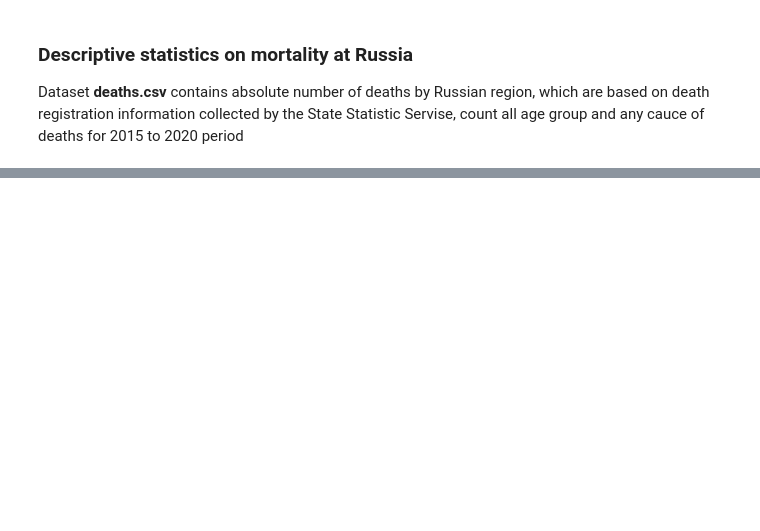
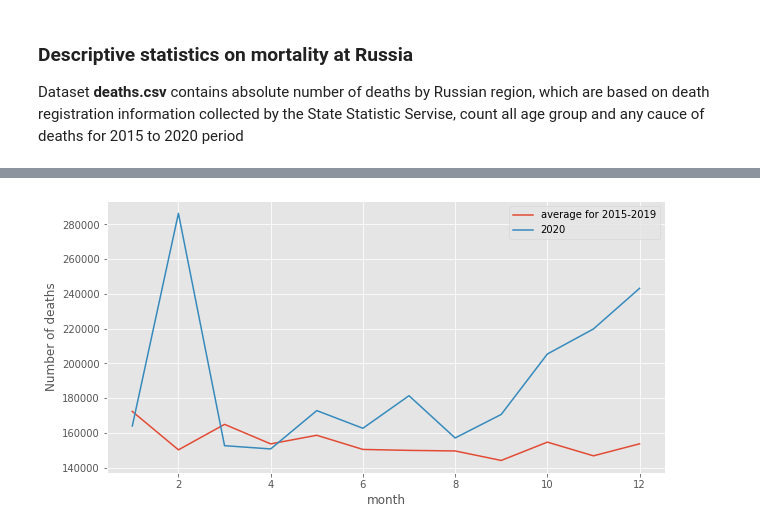
Before and after one commit to 1am6da/DA-python, a Jupyter notebook: notebooks/mortality.ipynb, the cells around one changed output, grey strips where cells are left out. Saved outputs shown, nothing was run; the diff lists cells and outputs as text; code cells hidden in the pictures; blank space fills up the shorter version.

```diff
--- a/notebooks/mortality.ipynb
+++ b/notebooks/mortality.ipynb
@@ -34,0 +68,13 @@ data.tail(5)
+# %%
+deaths['month'] = deaths.index.get_level_values(0).month
+average = deaths.loc[:pd.Period('2019-12')].groupby('month').sum()
+average['deaths'] = average['deaths']/5
+ax = average.join(
+    deaths.loc[pd.Period('2020-01'):].groupby('month').sum(),
+    how='inner',
+    lsuffix='_l',
+    rsuffix='_r'
+).plot(ylabel = 'Number of deaths')
+ax.legend(['average for 2015-2019','2020']);
+# %% [output]
+[figure, added]
```
Also changed, not shown: parts of 7 cells of this notebook.
